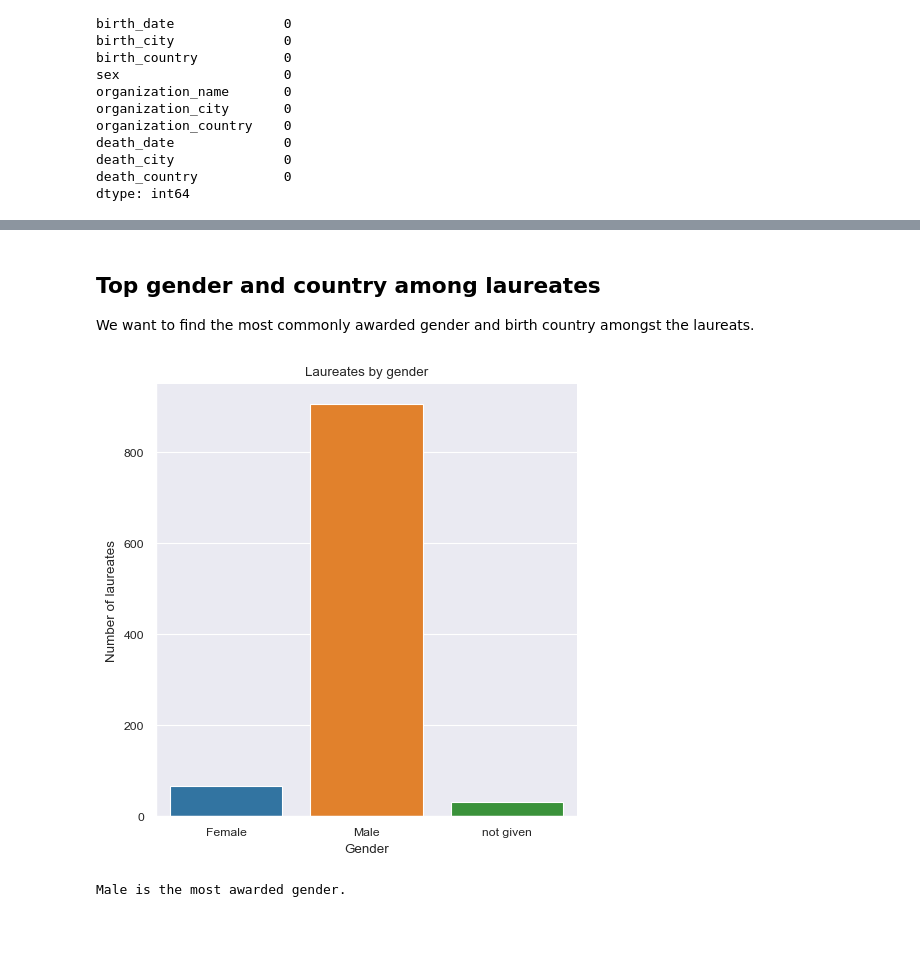
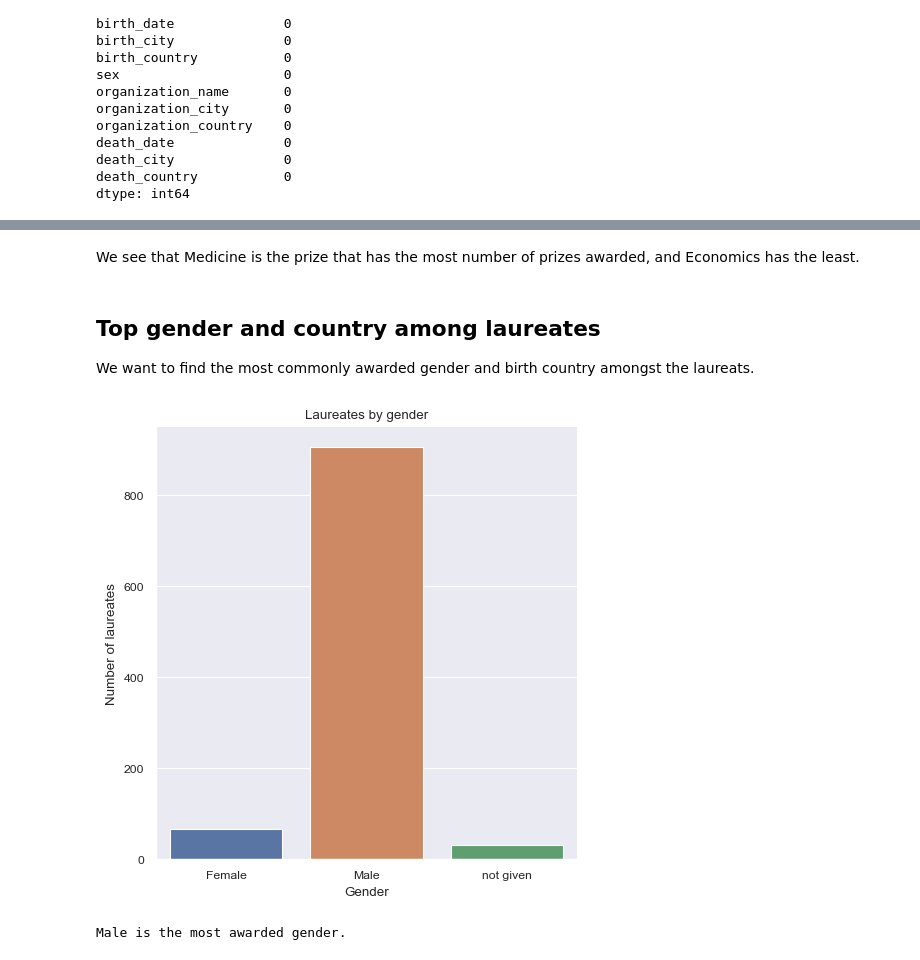
Before and after one commit to lenelise/Nobel_prize, a Jupyter notebook: nobel_prize.ipynb, the cells around one changed output, grey strips where cells are left out. Drawn from its saved outputs; the diff is of its cells as text; code cells hidden in the pictures; blank space fills up the shorter version.

```diff
--- a/nobel_prize.ipynb
+++ b/nobel_prize.ipynb
@@ -135,13 +127,16 @@ dtype: int64
+# %% [markdown]
+We see that Medicine is the prize that has the most number of prizes awarded, and Economics has the least.
 # %% [markdown]
 ## Top gender and country among laureates
 We want to find the most commonly awarded gender and birth country amongst the laureats.
 # %%
 #Finding the top gender via visiualization:
 nobel['sex'].value_counts()
-sns.catplot(data=nobel, x='sex', hue='sex', kind='count').set(title='Laureates by gender', ylabel="Number of laureates", xlabel="Gender")
+p4 = sns.catplot(data=nobel, x='sex', hue='sex', kind='count', palette="deep")
+p4.set(title='Laureates by gender', ylabel="Number of laureates", xlabel="Gender")
 top_gender = 'Male' #storing this variable is a datacamp requirement
 # %% [output]
-[figure, old version]
+[figure, new version]
 # %%
 #Finding top gender via computing:
 nobel_by_gender = nobel.groupby('sex').count()
```
Also changed, not shown: parts of 16 cells of this notebook.
